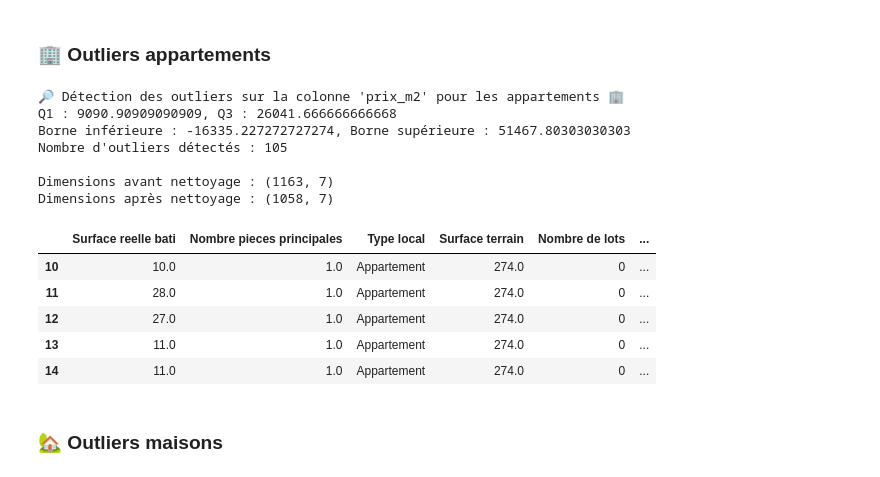
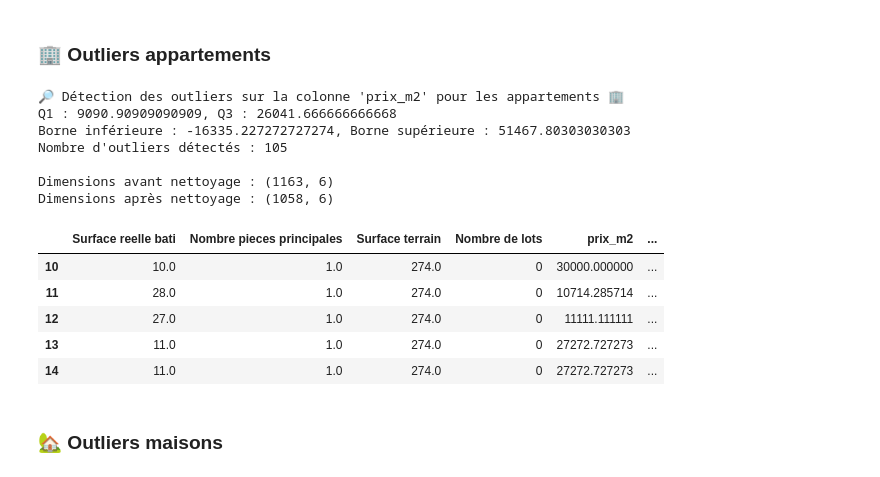
Before and after one commit to amina-abddm/FastAPI_IA_Immobilier, a Jupyter notebook: notebooks/phase_1_lille.ipynb, the cells around one changed output. Cells and saved outputs as stored; diff of their text form; code cells hidden in the pictures.

```diff
--- a/notebooks/phase_1_lille.ipynb
+++ b/notebooks/phase_1_lille.ipynb
@@ -182,4 +179,0 @@ Index(['Identifiant de document', 'Reference document', '1 Articles CGI',
-# %%
-# Calcul du prix au m² pour les appartements
-df_appartements['prix_m2'] = df_appartements['Valeur fonciere'] / df_appartements['Surface reelle bati']
-print(df_appartements[['Surface reelle bati', 'Valeur fonciere', 'prix_m2']].head())
@@ -225,3 +185,35 @@ df_maisons_clean = df_maisons.dropna(subset=colonnes_utiles).copy()
+# %%
+from sklearn.preprocessing import LabelEncoder
+
+# 🧼 Étape 1 : Colonnes utiles pour l'entraînement
+colonnes_utiles = [
+    'Surface reelle bati',
+    'Nombre pieces principales',
+    'Type local',
+    'Surface terrain',
+    'Nombre de lots',
+    'prix_m2'
+]
+
+# 🧹 Étape 2 : Nettoyage des données avec dropna, et création d'une copie propre
+df_appartements_clean = df_appartements.dropna(subset=colonnes_utiles).copy()
+df_maisons_clean = df_maisons.dropna(subset=colonnes_utiles).copy()
+
+# 🏷️ Étape 3 : Encodage de 'Type local' sur chaque DataFrame (si besoin de garder les deux)
+label_encoder = LabelEncoder()
+
+# Mapping d'encodage global
+mapping_type_local = {
+    "Appartement": 0,
+    "Maison": 1
+}
+
+df_appartements_clean["Type local encoded"] = df_appartements_clean["Type local"].map(mapping_type_local)
+df_maisons_clean["Type local encoded"] = df_maisons_clean["Type local"].map(mapping_type_local)
+
+# 🧺 Étape 4 : Optionnel – supprimer la colonne originale
+df_appartements_clean.drop(columns=["Type local"], inplace=True)
+df_maisons_clean.drop(columns=["Type local"], inplace=True)
 # %% [markdown]
 ### ✅ Retirer les valeurs aberrantes (prix_m2 trop faible ou trop élevé)
 # %% [markdown]
@@ -249,30 +241,30 @@ print(f"Nombre d'outliers détectés : {outliers_appart.shape[0]}\n")
 print(f"Dimensions avant nettoyage : {df_appartements_clean.shape}")
 
 # Création d'une copie propre sans les outliers
-df_appartements_cleaned = df_appartements_clean[
+df_appartements_clean = df_appartements_clean[
     (df_appartements_clean['prix_m2'] >= lower_appart) &
     (df_appartements_clean['prix_m2'] <= upper_appart)
 ].copy()
 
 # Dimensions après nettoyage
-print(f"Dimensions après nettoyage : {df_appartements_cleaned.shape}")
+print(f"Dimensions après nettoyage : {df_appartements_clean.shape}")
 # %% [output]
 🔎 Détection des outliers sur la colonne 'prix_m2' pour les appartements 🏢
 Q1 : 9090.90909090909, Q3 : 26041.666666666668
 Borne inférieure : -16335.227272727274, Borne supérieure : 51467.80303030303
 Nombre d'outliers détectés : 105
 
-Dimensions avant nettoyage : (1163, 7)
-Dimensions après nettoyage : (1058, 7)
+Dimensions avant nettoyage : (1163, 6)
+Dimensions après nettoyage : (1058, 6)
 # %%
-df_appartements_cleaned.head ()
+df_appartements_clean.head ()
 # %% [output]
-|  | Surface reelle bati | Nombre pieces principales | Type local | Surface terrain | Nombre de lots | ... |
-| 10 | 10.0 | 1.0 | Appartement | 274.0 | 0 | ... |
-| 11 | 28.0 | 1.0 | Appartement | 274.0 | 0 | ... |
-| 12 | 27.0 | 1.0 | Appartement | 274.0 | 0 | ... |
-| 13 | 11.0 | 1.0 | Appartement | 274.0 | 0 | ... |
-| 14 | 11.0 | 1.0 | Appartement | 274.0 | 0 | ... |
+|  | Surface reelle bati | Nombre pieces principales | Surface terrain | Nombre de lots | prix_m2 | ... |
+| 10 | 10.0 | 1.0 | 274.0 | 0 | 30000.000000 | ... |
+| 11 | 28.0 | 1.0 | 274.0 | 0 | 10714.285714 | ... |
+| 12 | 27.0 | 1.0 | 274.0 | 0 | 11111.111111 | ... |
+| 13 | 11.0 | 1.0 | 274.0 | 0 | 27272.727273 | ... |
+| 14 | 11.0 | 1.0 | 274.0 | 0 | 27272.727273 | ... |
 # %% [markdown]
 ### 🏡 Outliers maisons
 # %%
```
Also changed, not shown: parts of 29 cells of this notebook, 18 other files.
